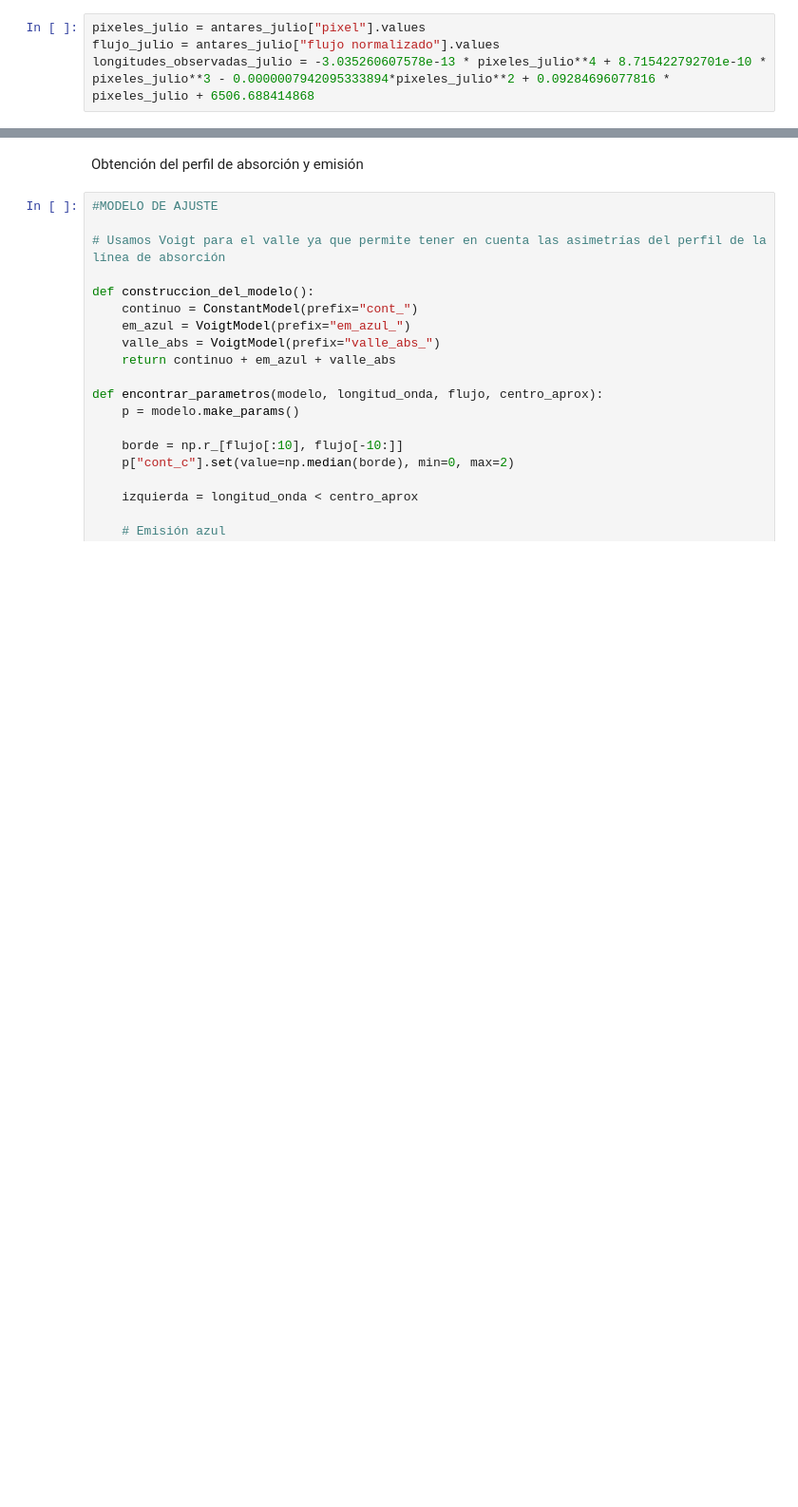
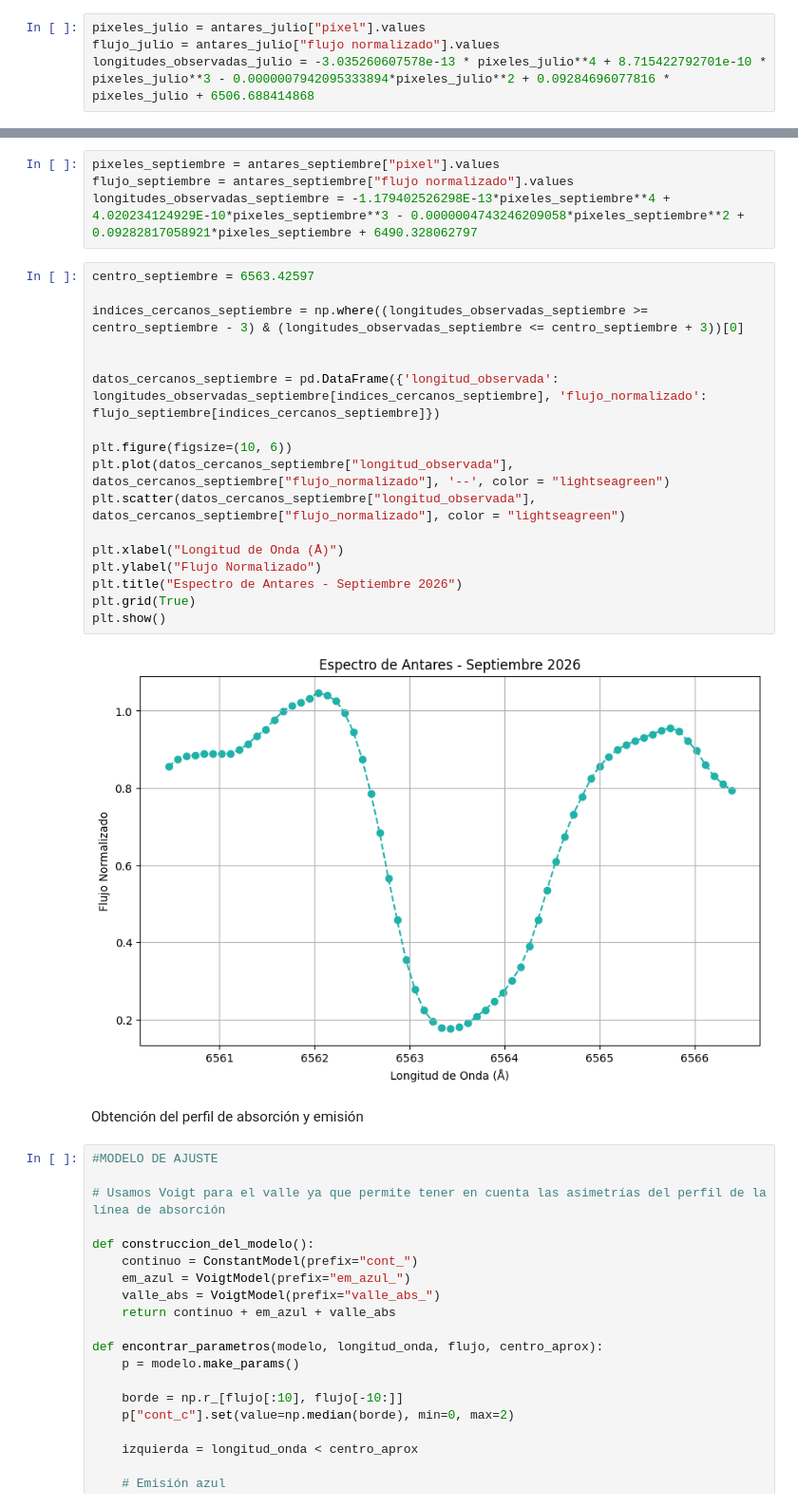
Before and after one commit to JessiDaniL/Tesis, a Jupyter notebook: Datos ESPARTACO/analisis_halpha_antares.ipynb, the cells around one changed output, grey strips where cells are left out. Shown at 95% size. Cells and saved outputs as stored; diff of their text form; blank space fills up the shorter version.

```diff
--- a/Datos ESPARTACO/analisis_halpha_antares.ipynb
+++ b/Datos ESPARTACO/analisis_halpha_antares.ipynb
@@ -59,3 +110,26 @@ plt.show()
+# %%
+pixeles_septiembre = antares_septiembre["pixel"].values
+flujo_septiembre = antares_septiembre["flujo normalizado"].values
+longitudes_observadas_septiembre = -1.179402526298E-13*pixeles_septiembre**4 + 4.020234124929E-10*pixeles_septiembre**3 - 0.0000004743246209058*pixeles_septiembre**2 + 0.09282817058921*pixeles_septiembre + 6490.328062797
+# %%
+centro_septiembre = 6563.42597
+
+indices_cercanos_septiembre = np.where((longitudes_observadas_septiembre >= centro_septiembre - 3) & (longitudes_observadas_septiembre <= centro_septiembre + 3))[0]
+
+
+datos_cercanos_septiembre = pd.DataFrame({'longitud_observada': longitudes_observadas_septiembre[indices_cercanos_septiembre], 'flujo_normalizado': flujo_septiembre[indices_cercanos_septiembre]})
+
+plt.figure(figsize=(10, 6))
+plt.plot(datos_cercanos_septiembre["longitud_observada"], datos_cercanos_septiembre["flujo_normalizado"], '--', color = "lightseagreen")
+plt.scatter(datos_cercanos_septiembre["longitud_observada"], datos_cercanos_septiembre["flujo_normalizado"], color = "lightseagreen")
+
+plt.xlabel("Longitud de Onda (Å)")
+plt.ylabel("Flujo Normalizado")
+plt.title("Espectro de Antares - Septiembre 2026")
+plt.grid(True)
+plt.show()
+# %% [output]
+[figure, added]
 # %% [markdown]
 Obtención del perfil de absorción y emisión
 # %%
```
Also changed, not shown: parts of 8 cells of this notebook.
